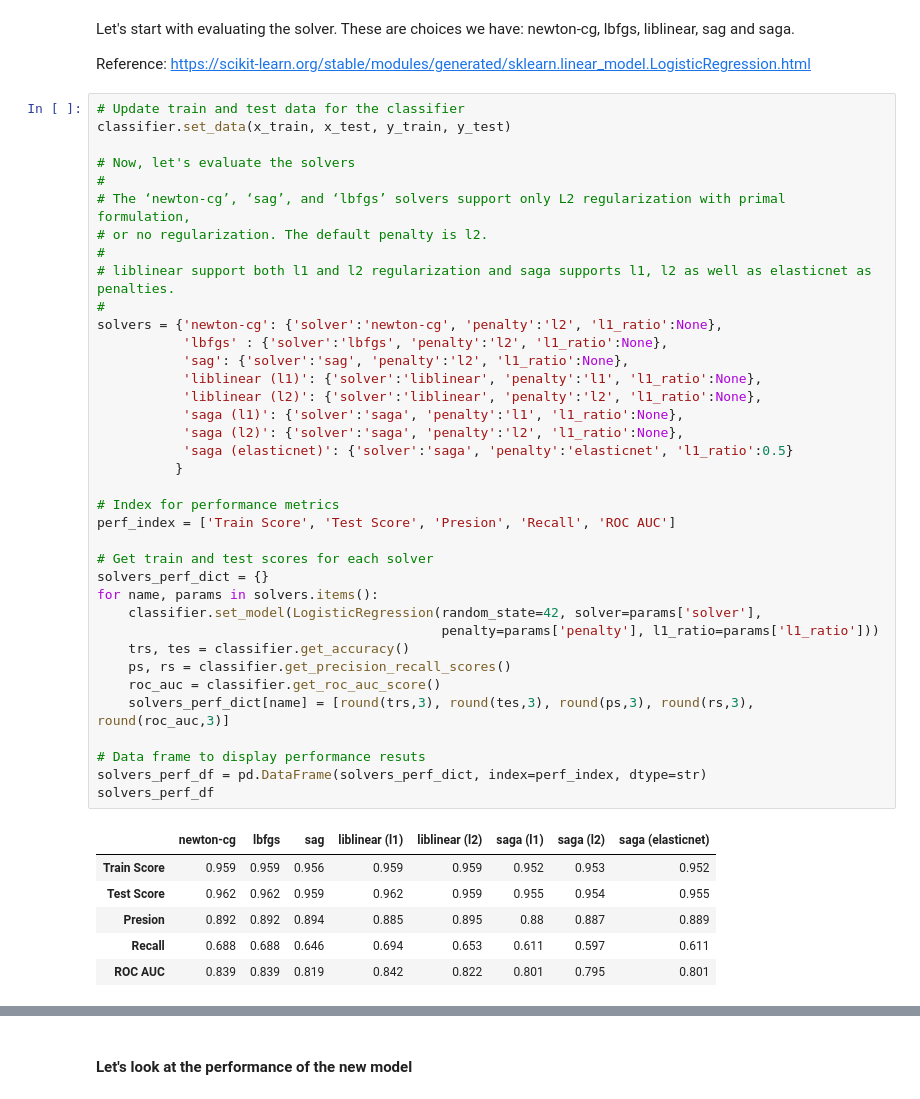
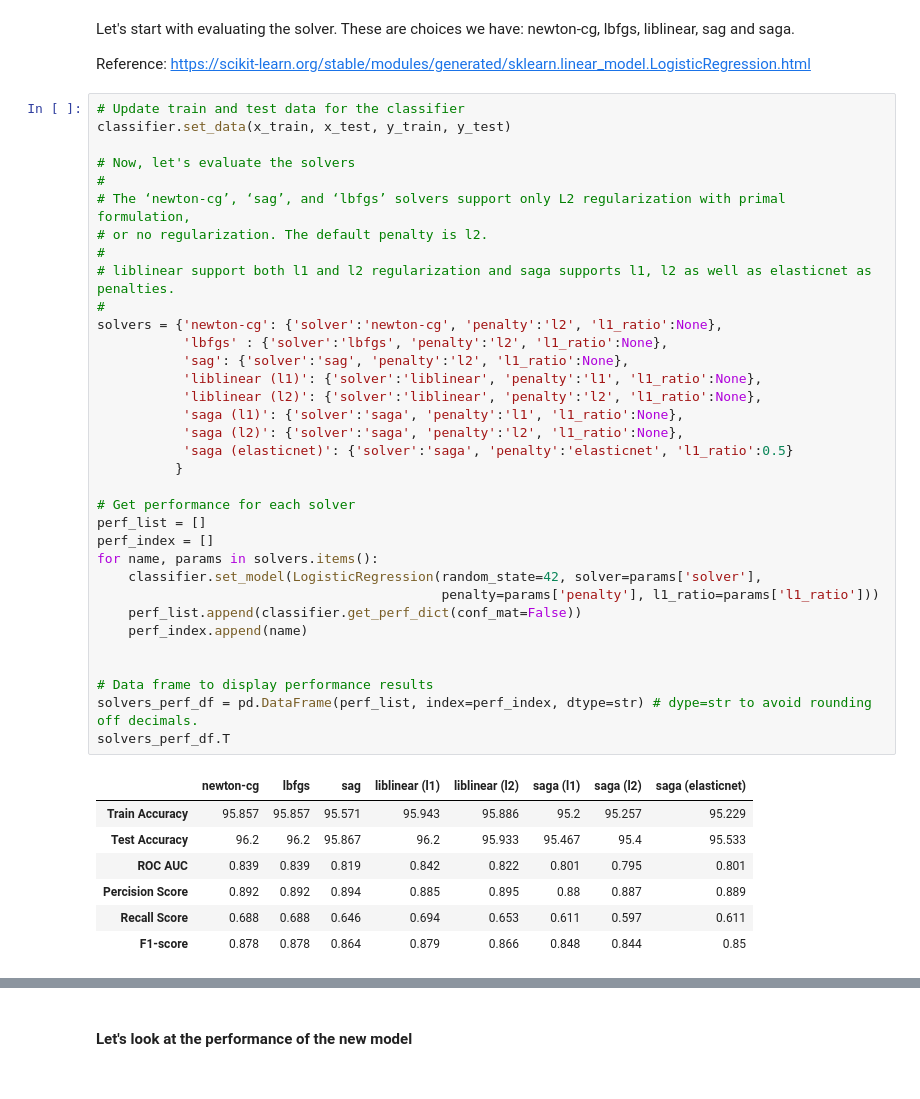
Before and after one commit to GreatLearningAIML1/gl-pgp-aiml-uta-intl-may20-varunkulkarni, a Jupyter notebook: projects/2_thera_bank_personal_loan_campaign/Thera_Bank_Personal_Loan_Campaign_Modelling_VarunKulkarni.ipynb, the cells around one changed output, grey strips where cells are left out. Saved outputs shown, nothing was run; the diff lists cells and outputs as text.

```diff
--- a/projects/2_thera_bank_personal_loan_campaign/Thera_Bank_Personal_Loan_Campaign_Modelling_VarunKulkarni.ipynb
+++ b/projects/2_thera_bank_personal_loan_campaign/Thera_Bank_Personal_Loan_Campaign_Modelling_VarunKulkarni.ipynb
@@ -1047,44 +1009,42 @@ Reference: https://scikit-learn.org/stable/modules/generated/sklearn.linear_mode
 # %%
 # Update train and test data for the classifier
 classifier.set_data(x_train, x_test, y_train, y_test)
 
 # Now, let's evaluate the solvers
 #
 # The ‘newton-cg’, ‘sag’, and ‘lbfgs’ solvers support only L2 regularization with primal formulation,
 # or no regularization. The default penalty is l2.
 #
 # liblinear support both l1 and l2 regularization and saga supports l1, l2 as well as elasticnet as penalties.
 #
 solvers = {'newton-cg': {'solver':'newton-cg', 'penalty':'l2', 'l1_ratio':None},
            'lbfgs' : {'solver':'lbfgs', 'penalty':'l2', 'l1_ratio':None},
            'sag': {'solver':'sag', 'penalty':'l2', 'l1_ratio':None},
            'liblinear (l1)': {'solver':'liblinear', 'penalty':'l1', 'l1_ratio':None},
            'liblinear (l2)': {'solver':'liblinear', 'penalty':'l2', 'l1_ratio':None},
            'saga (l1)': {'solver':'saga', 'penalty':'l1', 'l1_ratio':None},
            'saga (l2)': {'solver':'saga', 'penalty':'l2', 'l1_ratio':None},
            'saga (elasticnet)': {'solver':'saga', 'penalty':'elasticnet', 'l1_ratio':0.5}
           }
 
-# Index for performance metrics
-perf_index = ['Train Score', 'Test Score', 'Presion', 'Recall', 'ROC AUC']
-
-# Get train and test scores for each solver
-solvers_perf_dict = {}
+# Get performance for each solver
+perf_list = []
+perf_index = []
 for name, params in solvers.items():
     classifier.set_model(LogisticRegression(random_state=42, solver=params['solver'],
                                             penalty=params['penalty'], l1_ratio=params['l1_ratio']))
-    trs, tes = classifier.get_accuracy()
-    ps, rs = classifier.get_precision_recall_scores()
-    roc_auc = classifier.get_roc_auc_score()
-    solvers_perf_dict[name] = [round(trs,3), round(tes,3), round(ps,3), round(rs,3), round(roc_auc,3)]
+    perf_list.append(classifier.get_perf_dict(conf_mat=False))
+    perf_index.append(name)
 
-# Data frame to display performance resuts
-solvers_perf_df = pd.DataFrame(solvers_perf_dict, index=perf_index, dtype=str)
-solvers_perf_df
+
+# Data frame to display performance results
+solvers_perf_df = pd.DataFrame(perf_list, index=perf_index, dtype=str) # dype=str to avoid rounding off decimals.
+solvers_perf_df.T
 # %% [output]
 |  | newton-cg | lbfgs | sag | liblinear (l1) | liblinear (l2) | saga (l1) | saga (l2) | saga (elasticnet) |
-| Train Score | 0.959 | 0.959 | 0.956 | 0.959 | 0.959 | 0.952 | 0.953 | 0.952 |
-| Test Score | 0.962 | 0.962 | 0.959 | 0.962 | 0.959 | 0.955 | 0.954 | 0.955 |
-| Presion | 0.892 | 0.892 | 0.894 | 0.885 | 0.895 | 0.88 | 0.887 | 0.889 |
-| Recall | 0.688 | 0.688 | 0.646 | 0.694 | 0.653 | 0.611 | 0.597 | 0.611 |
+| Train Accuracy | 95.857 | 95.857 | 95.571 | 95.943 | 95.886 | 95.2 | 95.257 | 95.229 |
+| Test Accuracy | 96.2 | 96.2 | 95.867 | 96.2 | 95.933 | 95.467 | 95.4 | 95.533 |
 | ROC AUC | 0.839 | 0.839 | 0.819 | 0.842 | 0.822 | 0.801 | 0.795 | 0.801 |
+| Percision Score | 0.892 | 0.892 | 0.894 | 0.885 | 0.895 | 0.88 | 0.887 | 0.889 |
+| Recall Score | 0.688 | 0.688 | 0.646 | 0.694 | 0.653 | 0.611 | 0.597 | 0.611 |
+| F1-score | 0.878 | 0.878 | 0.864 | 0.879 | 0.866 | 0.848 | 0.844 | 0.85 |
```
Also changed, not shown: parts of 43 cells of this notebook, 1 other file.
